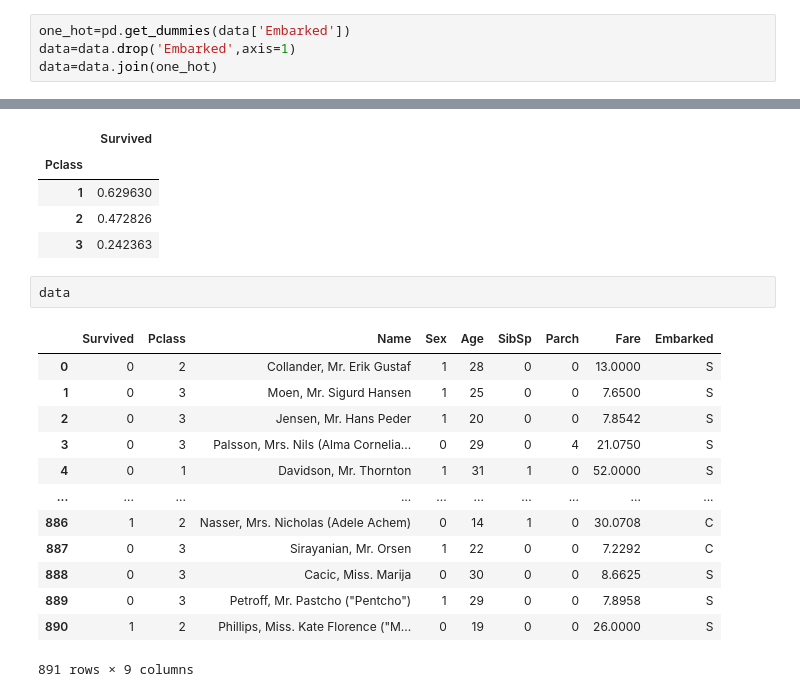
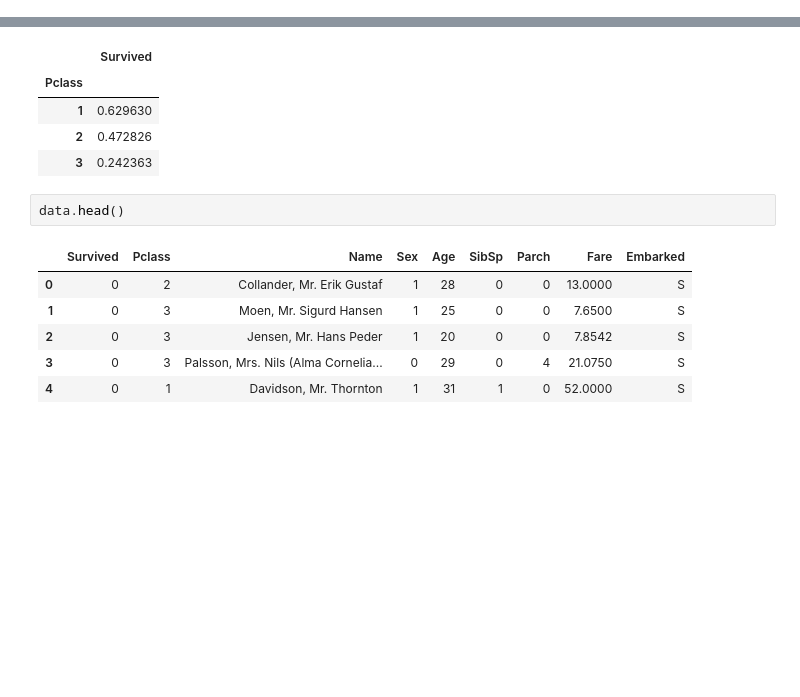
Before and after one commit to KhalilBR94/checkpoint-2-Khalil, a Jupyter notebook: Checkpoint 3.ipynb, the cells around one changed output, grey strips where cells are left out. Saved outputs shown, nothing was run; the diff lists cells and outputs as text; blank space fills up the shorter version.

```diff
--- a/Checkpoint 3.ipynb
+++ b/Checkpoint 3.ipynb
@@ -129,7 +122,3 @@ data
-# %%
-one_hot=pd.get_dummies(data['Embarked'])
-data=data.drop('Embarked',axis=1)
-data=data.join(one_hot)
 # %%
 data
 # %% [output]
@@ -245,18 +242,11 @@ data[["Pclass", "Survived"]].groupby(["Pclass"], as_index=True).mean()
 | 2 | 0.472826 |
 | 3 | 0.242363 |
 # %%
-data
+data.head()
 # %% [output]
 |  | Survived | Pclass | Name | Sex | Age | SibSp | Parch | Fare | Embarked |
 | 0 | 0 | 2 | Collander, Mr. Erik Gustaf | 1 | 28 | 0 | 0 | 13.0000 | S |
 | 1 | 0 | 3 | Moen, Mr. Sigurd Hansen | 1 | 25 | 0 | 0 | 7.6500 | S |
 | 2 | 0 | 3 | Jensen, Mr. Hans Peder | 1 | 20 | 0 | 0 | 7.8542 | S |
 | 3 | 0 | 3 | Palsson, Mrs. Nils (Alma Cornelia... | 0 | 29 | 0 | 4 | 21.0750 | S |
 | 4 | 0 | 1 | Davidson, Mr. Thornton | 1 | 31 | 1 | 0 | 52.0000 | S |
-| ... | ... | ... | ... | ... | ... | ... | ... | ... | ... |
-| 886 | 1 | 2 | Nasser, Mrs. Nicholas (Adele Achem) | 0 | 14 | 1 | 0 | 30.0708 | C |
-| 887 | 0 | 3 | Sirayanian, Mr. Orsen | 1 | 22 | 0 | 0 | 7.2292 | C |
-| 888 | 0 | 3 | Cacic, Miss. Marija | 0 | 30 | 0 | 0 | 8.6625 | S |
-| 889 | 0 | 3 | Petroff, Mr. Pastcho ("Pentcho") | 1 | 29 | 0 | 0 | 7.8958 | S |
-| 890 | 1 | 2 | Phillips, Miss. Kate Florence ("M... | 0 | 19 | 0 | 0 | 26.0000 | S |
-891 rows × 9 columns
```
Also changed, not shown: parts of 19 cells of this notebook.
